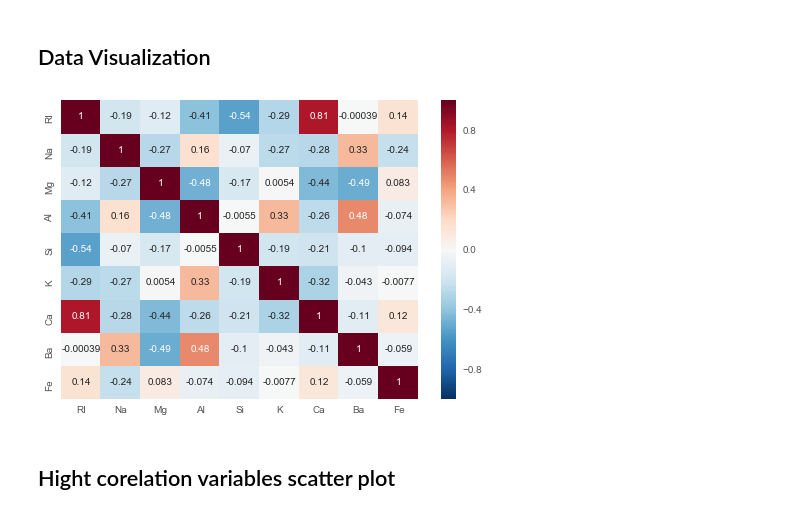
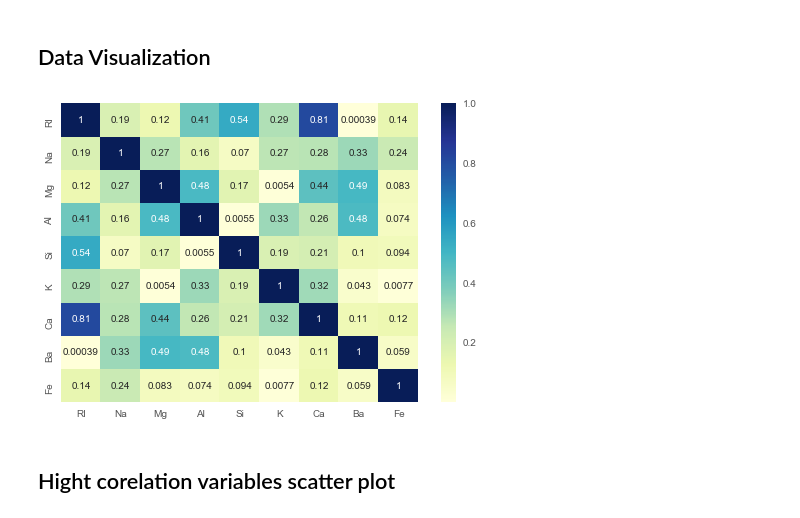
Before and after one commit to danielponikowski/Python, a Jupyter notebook: GlassDataset.ipynb, the cells around one changed output. Drawn from its saved outputs; the diff is of its cells as text; code cells hidden in the pictures.

```diff
--- a/GlassDataset.ipynb
+++ b/GlassDataset.ipynb
@@ -52,10 +42,10 @@ plt.show()
 # %% [markdown]
 ## Data Visualization
 # %%
-sns.heatmap(glass.corr(), annot=True)
+sns.heatmap(np.abs(glass.corr()), annot=True, cmap = "YlGnBu")
 plt.show()
 # %% [output]
-[figure, old version]
+[figure, new version]
 # %% [markdown]
 ## Hight corelation variables scatter plot
 # %%
```
Also changed, not shown: parts of 40 cells of this notebook, 1 other file.
